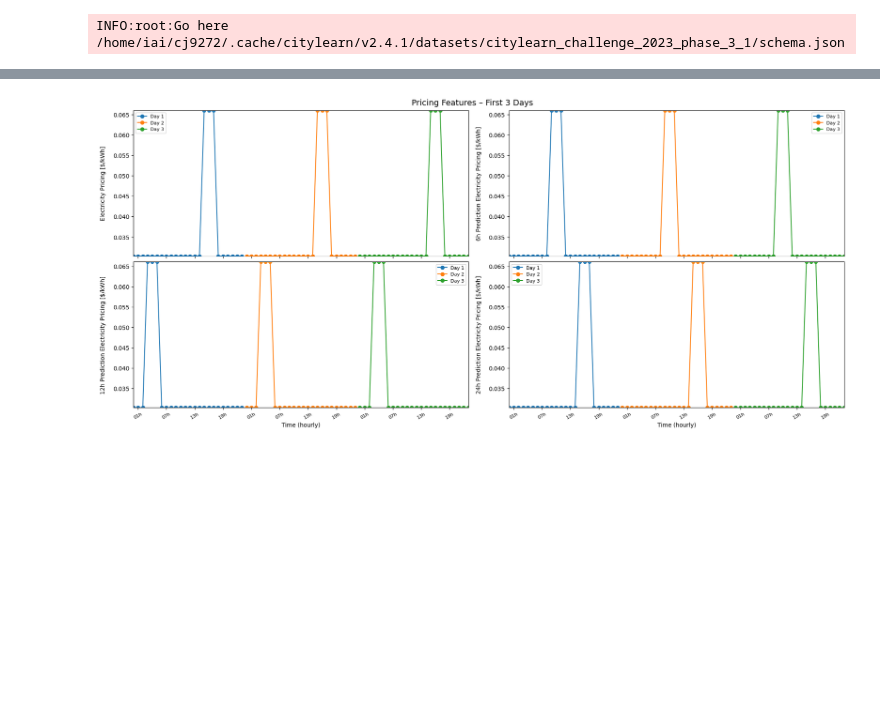
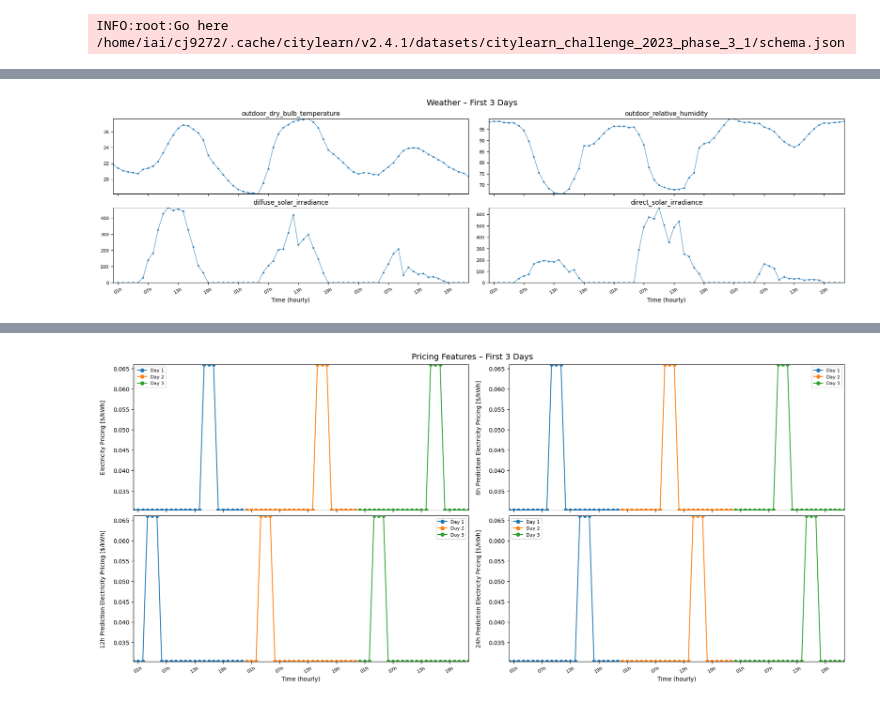
Before and after one commit to EacyCoding/ExplainableRLBatteryControl, a Jupyter notebook: examples/data_visualization.ipynb, the cells around one changed output, grey strips where cells are left out. Saved outputs shown, nothing was run; the diff lists cells and outputs as text; code cells hidden in the pictures; blank space fills up the shorter version.

```diff
--- a/examples/data_visualization.ipynb
+++ b/examples/data_visualization.ipynb
@@ -360,0 +361,82 @@ plt.show()
+# %%
+import matplotlib.pyplot as plt
+import matplotlib.dates as mdates
+from matplotlib.dates import MonthLocator, DateFormatter, DayLocator
+
+# Annahme: weather_data ist bereits geladen (DataFrame)
+# und hat die Spalten:
+# ['Outdoor Drybulb Temperature (C)',
+#  'Outdoor Relative Humidity (%)',
+#  'Diffuse Solar Radiation (W/m2)',
+#  'Direct Solar Radiation (W/m2)']
+
+# 1) Stündlichen Zeitindex setzen (Jun–Aug)
+weather_data.index = pd.date_range(
+    start='2023-06-01 00:00',
+    periods=len(weather_data),
+    freq='H'
+)
+
+columns = [
+    'outdoor_dry_bulb_temperature',
+    'outdoor_relative_humidity',
+    'diffuse_solar_irradiance',
+    'direct_solar_irradiance'
+]
+hour_locator = mdates.HourLocator(interval=6)
+hour_fmt     = mdates.DateFormatter('%Hh')
+
+def plot_weather(sub_df, title, x_locator, x_fmt, xlabel_every=True):
+    """Helper: 2×2 weather plot für sub_df mit Titeln über den Subplots."""
+    fig, axs = plt.subplots(2, 2, figsize=(18, 5), sharex=True, constrained_layout=True)
+    for ax, col in zip(axs.flatten(), columns):
+        ax.plot(sub_df.index, sub_df[col], marker='o', markersize=2, linewidth=0.7)
+        ax.set_title(col, fontsize=11, pad=6)     # <-- Titel OBEN
+        # ax.set_ylabel("")  # optional: y-Label komplett aus
+        ax.xaxis.set_major_locator(x_locator)
+        ax.xaxis.set_major_formatter(x_fmt)
+        ax.tick_params(axis='x', rotation=30, labelsize=8)
+        ax.tick_params(axis='y', labelsize=8)
+    if xlabel_every:
+        for ax in axs[1]:
+            ax.set_xlabel('Time (hourly)', fontsize=10)
+    fig.suptitle(title, fontsize=14)
+    plt.show()
+
+# --- Plot 1: Erste 3 Tage ---
+plot_weather(
+    weather_data.iloc[:3*24],
+    title='Weather – First 3 Days',
+    x_locator=hour_locator,
+    x_fmt=hour_fmt
+)
+
+# --- Plot 2: Erste 14 Tage ---
+plot_weather(
+    weather_data.iloc[:14*24],
+    title='Weather – First 14 Days',
+    x_locator=mdates.DayLocator(interval=1),
+    x_fmt=DateFormatter('%b %d')
+)
+
+# --- Plot 3: Gesamter Zeitraum (Monate als Major, Wochen als Minor) ---
+fig, axs = plt.subplots(2, 2, figsize=(18, 5), sharex=True, constrained_layout=True)
+for ax, col in zip(axs.flatten(), columns):
+    ax.plot(weather_data.index, weather_data[col], marker='o', markersize=1, linewidth=0.5)
+    ax.set_title(col, fontsize=11, pad=6)        # <-- Titel OBEN
+    # ax.set_ylabel("")  # optional: y-Label komplett aus
+    ax.xaxis.set_major_locator(MonthLocator())
+    ax.xaxis.set_major_formatter(DateFormatter('%b'))
+    ax.xaxis.set_minor_locator(DayLocator(interval=7))
+    ax.xaxis.set_minor_formatter(DateFormatter('%d'))
+    ax.tick_params(axis='x', which='major', rotation=0, labelsize=9, pad=6)
+    ax.tick_params(axis='x', which='minor', rotation=45, labelsize=7, pad=14)
+    ax.tick_params(axis='y', labelsize=8)
+
+for ax in axs[1]:
+    ax.set_xlabel('Date', fontsize=10)
+
+fig.suptitle('Weather – June through August', fontsize=14)
+plt.show()
+# %% [output]
+[figure, added]
```
Also changed, not shown: parts of 9 cells of this notebook, 27 other files.
